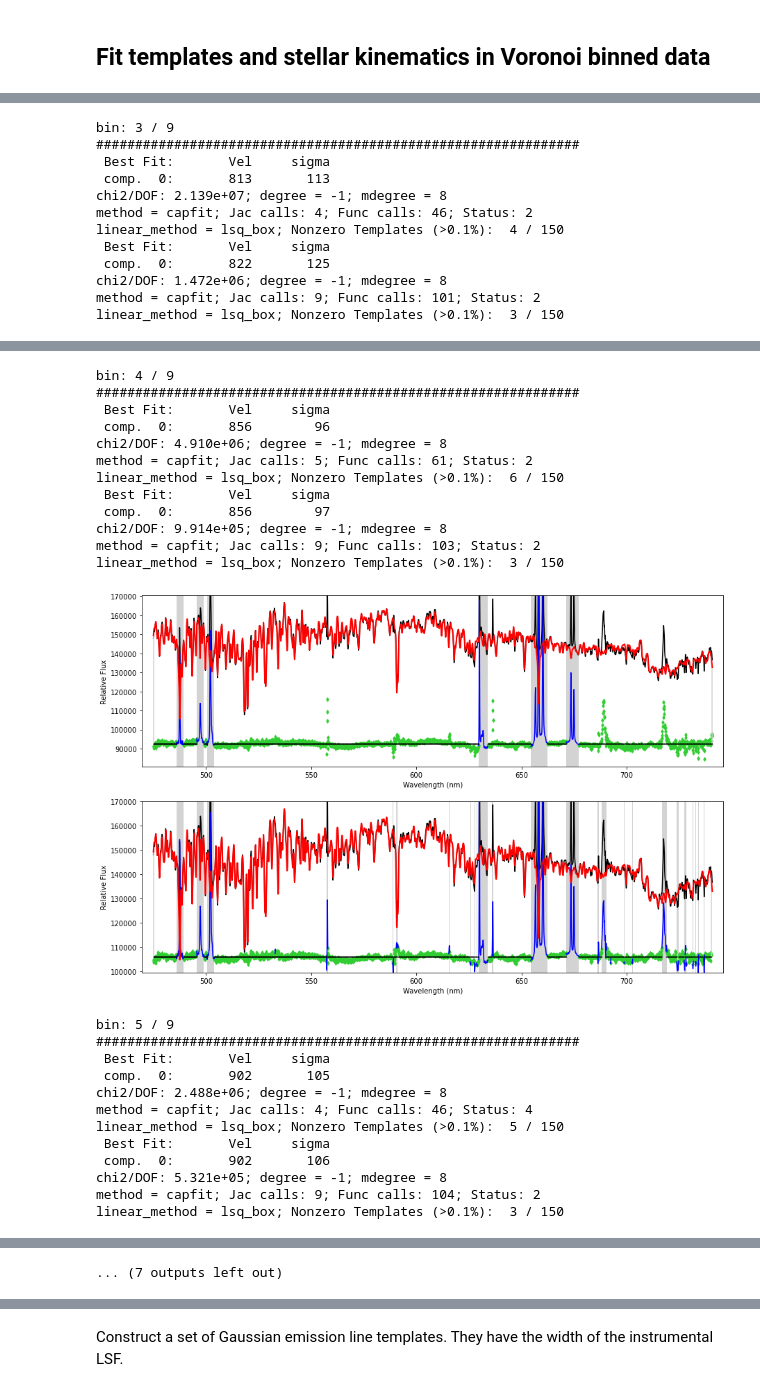
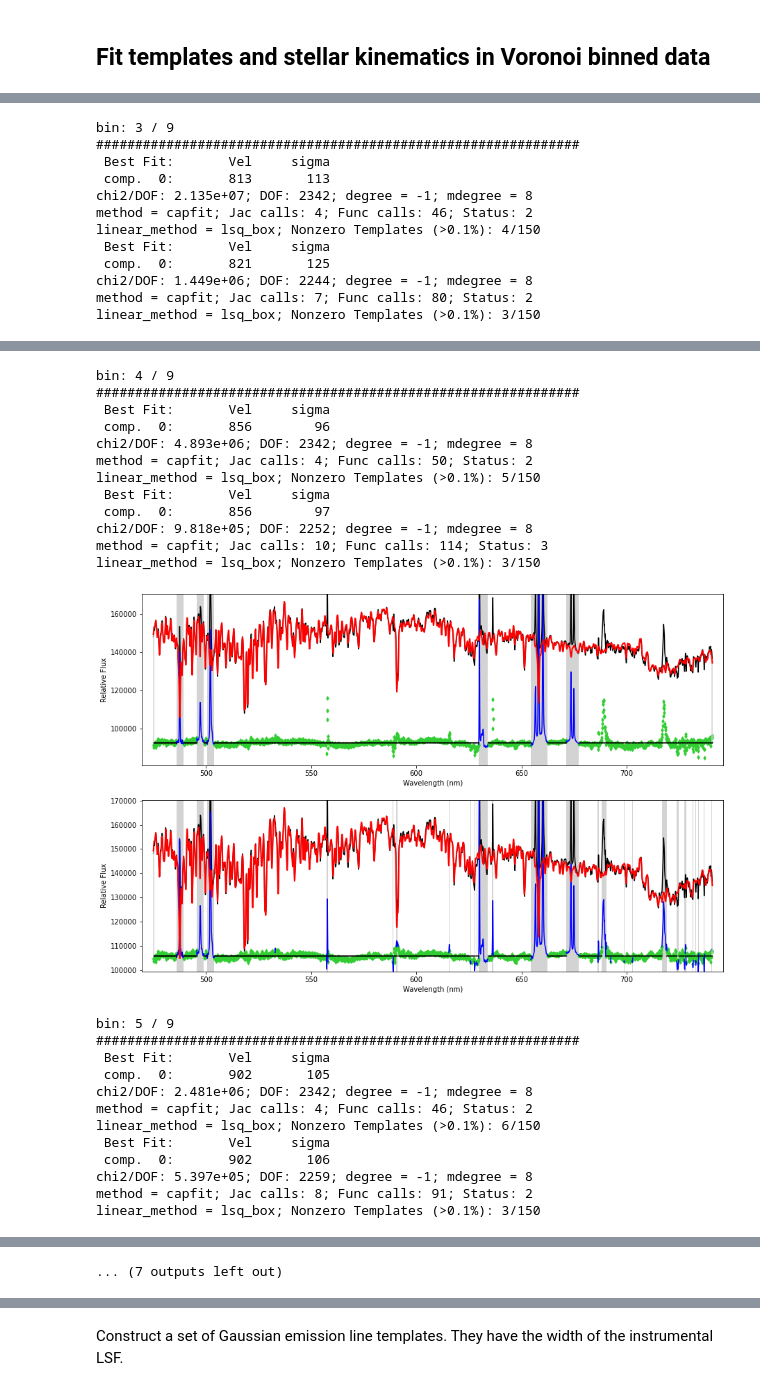
Before and after one commit to rundesk/ppxf_examples, a Jupyter notebook: ppxf_example_integral_field_cube.ipynb, the cells around one changed output, grey strips where cells are left out. Saved outputs shown, nothing was run; the diff lists cells and outputs as text; code cells hidden in the pictures.

```diff
--- a/ppxf_example_integral_field_cube.ipynb
+++ b/ppxf_example_integral_field_cube.ipynb
@@ -20,9 +26,11 @@ class read_muse_cube(object):
     def __init__(self, wave_range):
         """
         Read MUSE cube, log rebin it and compute coordinates of each spaxel.
-        Median FWHM resolution = 2.62AA. Range: 2.51--2.88 (ESO instrument manual)
+        Median FWHM resolution = 2.62AA. Range: 2.51--2.88 (ESOpPXF Purpose
+        instrument manual)
+
         """
-        filename = '../../../Dati/LVS_JWST_workshop_rodeo_cube.fits'  # NGC1386
+        filename = 'LVS_JWST_workshop_rodeo_cube.fits'  # NGC1386
         hdu = pyfits.open(filename)
         head = hdu[0].header
         cube = hdu[0].data   # cube.shape = (3681, nx, ny)
@@ -79,12 +87,13 @@ def clip_outliers(galaxy, bestfit, goodpixels):
 
 The following function fits the spectrum with `pPXF` while masking the gas emission lines, then iteratively clips the outliers and finally refit the spectrum with `pPXF` on the cleaned spectrum.
 # %%
-def fit_and_clean(templates, galaxy, velscale, start, goodpixels0, dv, lam):
+def fit_and_clean(templates, galaxy, velscale, start, goodpixels0, lam, lam_temp):
 
+    print('##############################################################')
     goodpixels = goodpixels0.copy()
-    print('##############################################################')
     pp = ppxf(templates, galaxy, np.ones_like(galaxy), velscale, start,
-              moments=2, degree=-1, mdegree=8, vsyst=dv, goodpixels=goodpixels, lam=lam)
+              moments=2, degree=-1, mdegree=8, lam=lam, lam_temp=lam_temp,
+              goodpixels=goodpixels)
 
     plt.figure(figsize=(15,10))
     plt.subplot(211)
@@ -95,7 +104,8 @@ def fit_and_clean(templates, galaxy, velscale, start, goodpixels0, dv, lam):
     # Add clipped pixels to the original masked emission lines regions and repeat the fit
     goodpixels = np.intersect1d(goodpixels, goodpixels0)
     pp = ppxf(templates, galaxy, np.ones_like(galaxy), velscale, start,
-              moments=2, degree=-1, mdegree=8, vsyst=dv, goodpixels=goodpixels, lam=lam)
+              moments=2, degree=-1, mdegree=8, lam=lam, lam_temp=lam_temp,
+              goodpixels=goodpixels)
 
     plt.subplot(212)
     pp.plot()
@@ -118,7 +128,7 @@ signal = np.median(s.spectra, 0)
 noise = np.sqrt(signal)
 target_sn = 350
 # %%
-plt.figure(figsize=(15,10))
+plt.figure(figsize=(7,10))
 bin_num, x_gen, y_gen, xbin, ybin, sn, nPixels, scale = voronoi_2d_binning(
-    s.x, s.y, signal, noise, target_sn, plot=1, quiet=0, pixelsize=0.2)
+    s.x, s.y, signal, noise, target_sn, plot=1, quiet=1, pixelsize=0.2)
 # %% [output]
@@ -146,7 +139,7 @@ Elapsed time optimization: 0.01 seconds
 velscale = C*np.diff(s.ln_lam_gal[:2]).item()   # eq.(8) of Cappellari (2017)
 # %%
 ppxf_dir = path.dirname(path.realpath(ppxf_package.__file__))
-pathname = ppxf_dir + '/miles_models/Mun1.30*.fits'
+pathname = ppxf_dir + '/miles_models/Eun1.30*.fits'
 FWHM_gal = 2.51   # Same as MILES ==> skip templates broadening
 miles = lib.miles(pathname, velscale, FWHM_gal, norm_range=[5070, 5950])
 stars_templates, ln_lam_temp = miles.templates, miles.ln_lam_temp
@@ -188,11 +180,12 @@ gas_flux, gas_sn = np.zeros((2, npix, ngas_comp, nlines))
 # %%
 %matplotlib inline
 # %%
+
 for j in range(nbins):
     w = bin_num == j
     nspax[j] = w.sum()
     galaxy = np.sum(s.spectra[:, w], 1)
-    pp, templates_fitted = fit_and_clean(stars_templates, galaxy, velscale, start, goodpixels0, dv, lam_gal)
+    pp, templates_fitted = fit_and_clean(stars_templates, galaxy, velscale, start, goodpixels0, lam_gal, miles.lam_temp)
     velbin[j], sigbin[j] = pp.sol
     optimal_templates[:, j] = templates_fitted
     print(f'bin: {j + 1} / {nbins}')
@@ -237,41 +230,41 @@ linear_method = lsq_box; Nonzero Templates (>0.1%):  3 / 150
 [figure]
 bin: 3 / 9
 ##############################################################
  Best Fit:       Vel     sigma
  comp.  0:       813       113
-chi2/DOF: 2.139e+07; degree = -1; mdegree = 8
+chi2/DOF: 2.135e+07; DOF: 2342; degree = -1; mdegree = 8
 method = capfit; Jac calls: 4; Func calls: 46; Status: 2
-linear_method = lsq_box; Nonzero Templates (>0.1%):  4 / 150
+linear_method = lsq_box; Nonzero Templates (>0.1%): 4/150
  Best Fit:       Vel     sigma
- comp.  0:       822       125
-chi2/DOF: 1.472e+06; degree = -1; mdegree = 8
-method = capfit; Jac calls: 9; Func calls: 101; Status: 2
-linear_method = lsq_box; Nonzero Templates (>0.1%):  3 / 150
+ comp.  0:       821       125
+chi2/DOF: 1.449e+06; DOF: 2244; degree = -1; mdegree = 8
+method = capfit; Jac calls: 7; Func calls: 80; Status: 2
+linear_method = lsq_box; Nonzero Templates (>0.1%): 3/150
 [figure]
 bin: 4 / 9
 ##############################################################
  Best Fit:       Vel     sigma
  comp.  0:       856        96
-chi2/DOF: 4.910e+06; degree = -1; mdegree = 8
-method = capfit; Jac calls: 5; Func calls: 61; Status: 2
-linear_method = lsq_box; Nonzero Templates (>0.1%):  6 / 150
+chi2/DOF: 4.893e+06; DOF: 2342; degree = -1; mdegree = 8
+method = capfit; Jac calls: 4; Func calls: 50; Status: 2
+linear_method = lsq_box; Nonzero Templates (>0.1%): 5/150
  Best Fit:       Vel     sigma
  comp.  0:       856        97
-chi2/DOF: 9.914e+05; degree = -1; mdegree = 8
-method = capfit; Jac calls: 9; Func calls: 103; Status: 2
-linear_method = lsq_box; Nonzero Templates (>0.1%):  3 / 150
+chi2/DOF: 9.818e+05; DOF: 2252; degree = -1; mdegree = 8
+method = capfit; Jac calls: 10; Func calls: 114; Status: 3
+linear_method = lsq_box; Nonzero Templates (>0.1%): 3/150
-[figure, old version]
+[figure, new version]
 bin: 5 / 9
 ##############################################################
  Best Fit:       Vel     sigma
  comp.  0:       902       105
-chi2/DOF: 2.488e+06; degree = -1; mdegree = 8
-method = capfit; Jac calls: 4; Func calls: 46; Status: 4
-linear_method = lsq_box; Nonzero Templates (>0.1%):  5 / 150
+chi2/DOF: 2.481e+06; DOF: 2342; degree = -1; mdegree = 8
+method = capfit; Jac calls: 4; Func calls: 46; Status: 2
+linear_method = lsq_box; Nonzero Templates (>0.1%): 6/150
  Best Fit:       Vel     sigma
  comp.  0:       902       106
-chi2/DOF: 5.321e+05; degree = -1; mdegree = 8
-method = capfit; Jac calls: 9; Func calls: 104; Status: 2
-linear_method = lsq_box; Nonzero Templates (>0.1%):  3 / 150
+chi2/DOF: 5.397e+05; DOF: 2259; degree = -1; mdegree = 8
+method = capfit; Jac calls: 8; Func calls: 91; Status: 2
+linear_method = lsq_box; Nonzero Templates (>0.1%): 3/150
 [figure]
 ... (7 outputs left out)
```
Also changed, not shown: parts of 18 cells of this notebook, 2 other files.
